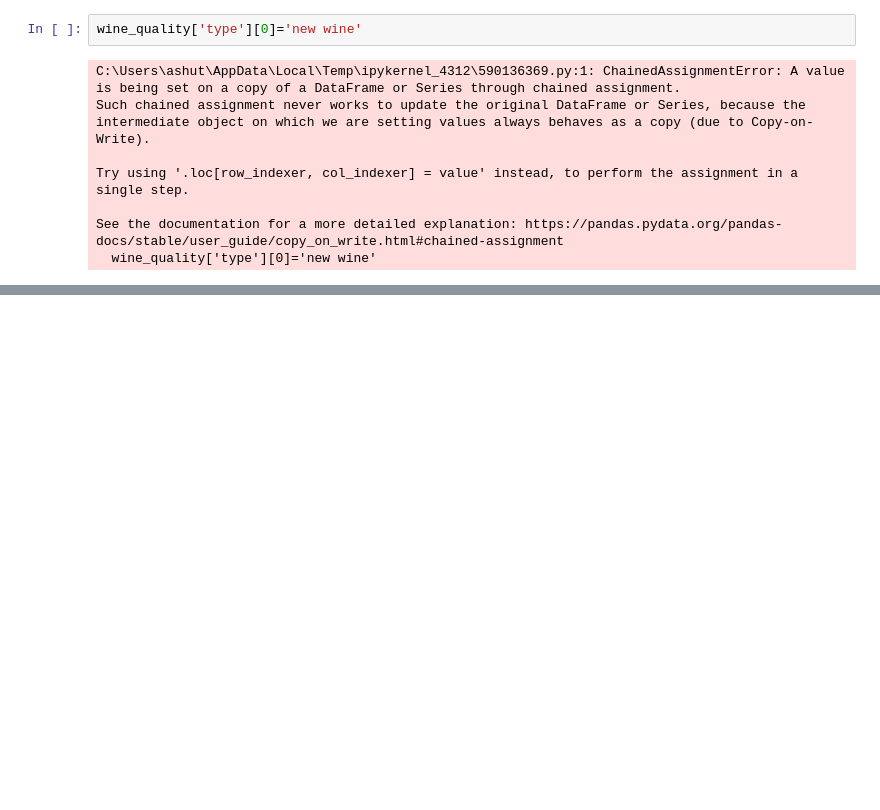
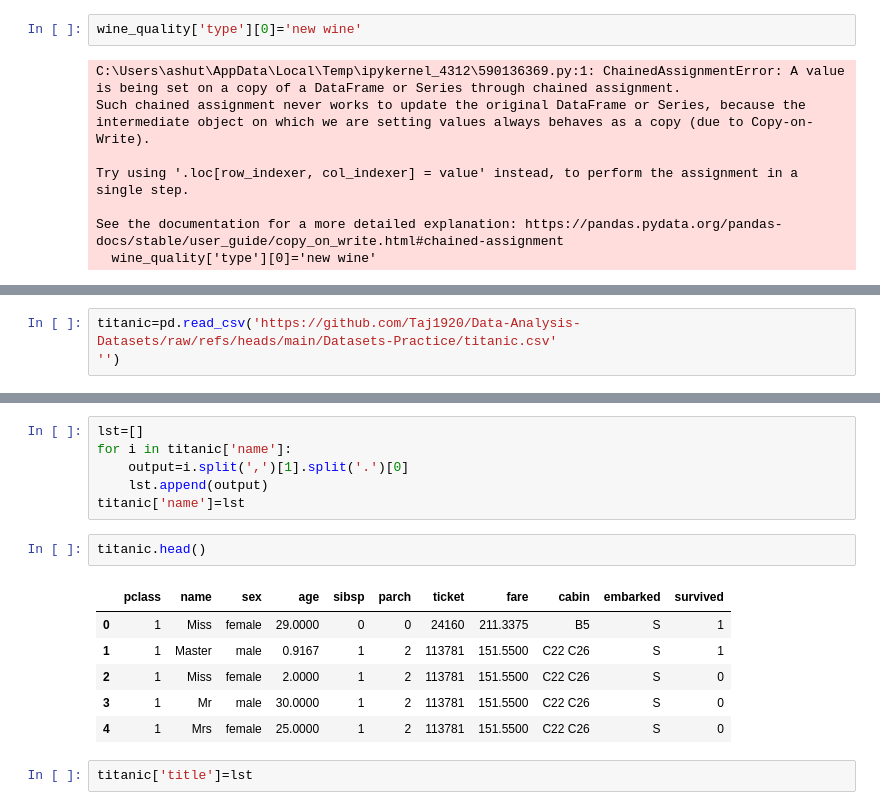
Before and after one commit to Ashuu189/python-libraries-pro, a Jupyter notebook: pandas.ipynb, the cells around one changed output, grey strips where cells are left out. Saved outputs shown, nothing was run; the diff lists cells and outputs as text; blank space fills up the shorter version.

```diff
--- a/pandas.ipynb
+++ b/pandas.ipynb
@@ -515,0 +513,3 @@ wine_quality.head(1)
+# %%
+titanic=pd.read_csv('https://github.com/Taj1920/Data-Analysis-Datasets/raw/refs/heads/main/Datasets-Practice/titanic.csv'
+'')
@@ -515,0 +640,17 @@ wine_quality.head(1)
+# %%
+lst=[]
+for i in titanic['name']:
+    output=i.split(',')[1].split('.')[0]
+    lst.append(output)
+titanic['name']=lst
+# %%
+titanic.head()
+# %% [output]
+|  | pclass | name | sex | age | sibsp | parch | ticket | fare | cabin | embarked | survived |
+| 0 | 1 | Miss | female | 29.0000 | 0 | 0 | 24160 | 211.3375 | B5 | S | 1 |
+| 1 | 1 | Master | male | 0.9167 | 1 | 2 | 113781 | 151.5500 | C22 C26 | S | 1 |
+| 2 | 1 | Miss | female | 2.0000 | 1 | 2 | 113781 | 151.5500 | C22 C26 | S | 0 |
+| 3 | 1 | Mr | male | 30.0000 | 1 | 2 | 113781 | 151.5500 | C22 C26 | S | 0 |
+| 4 | 1 | Mrs | female | 25.0000 | 1 | 2 | 113781 | 151.5500 | C22 C26 | S | 0 |
+# %%
+titanic['title']=lst
```
Also changed, not shown: parts of 19 cells of this notebook, 2 other files.
